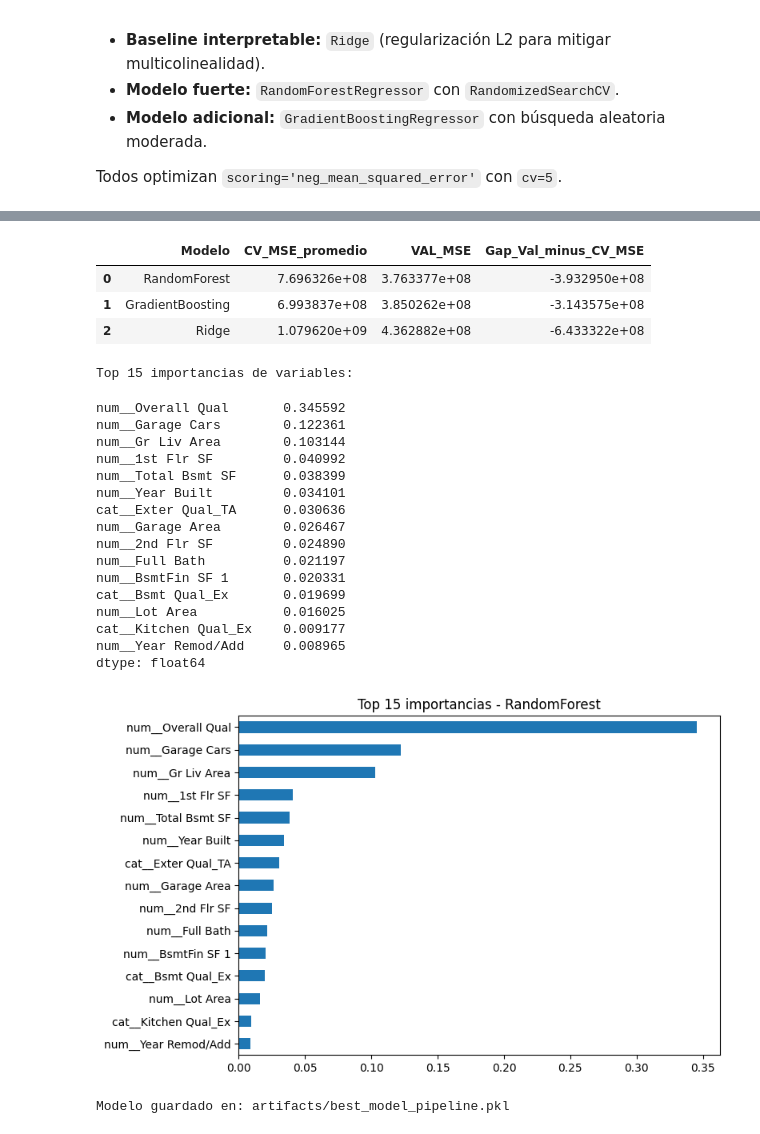
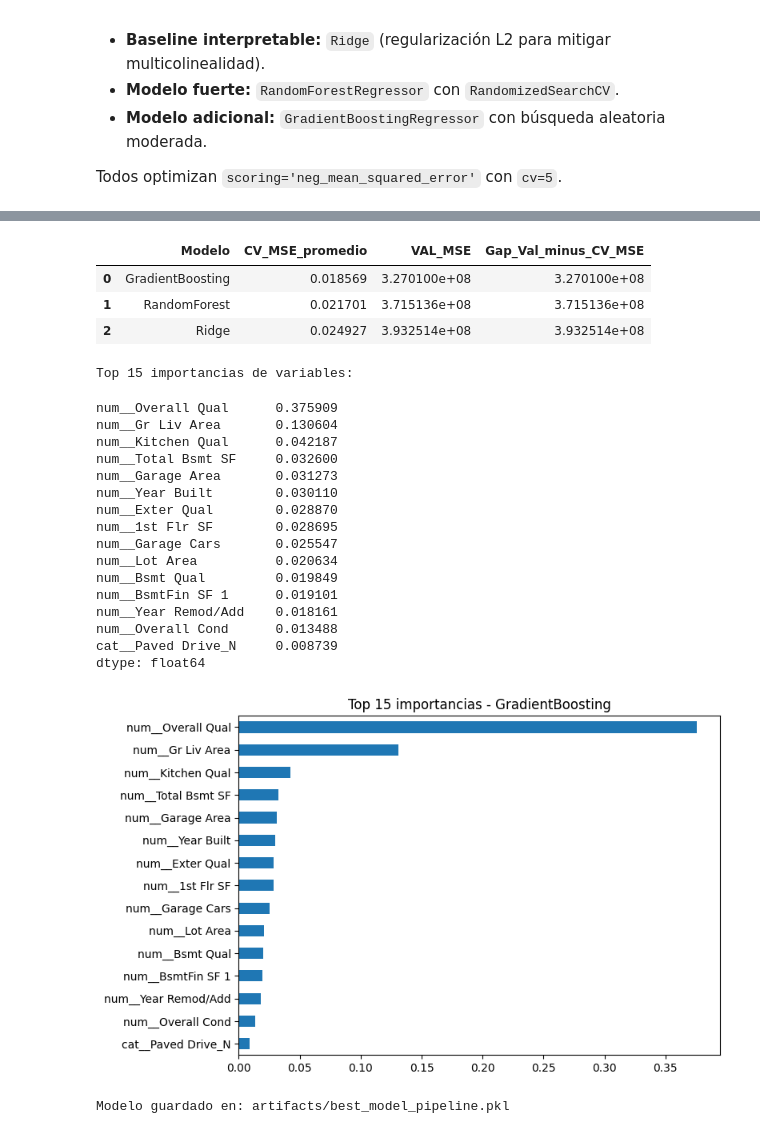
Before and after one commit to diegoanro22/IA-PY1, a Jupyter notebook: main.ipynb, the cells around one changed output, grey strips where cells are left out. Cells and saved outputs as stored; diff of their text form; code cells hidden in the pictures.

```diff
--- a/main.ipynb
+++ b/main.ipynb
@@ -214,6 +299,8 @@ dtype: float64
 - El preprocesamiento se ajusta **solo con train** porque está dentro de `Pipeline`.
 - `cv=5` en búsqueda de hiperparámetros estima desempeño promedio y reduce dependencia de una sola partición.
 # %%
+y = np.log1p(y)
+
 X_train, X_val, y_train, y_val = train_test_split(
     X,
     y,
@@ -254,6 +341,7 @@ preprocessor = ColumnTransformer(
 )
 
 def compute_metrics(y_true, y_pred):
+    y_true = np.expm1(y_true)
     mse = mean_squared_error(y_true, y_pred)
     rmse = np.sqrt(mse)
     mae = mean_absolute_error(y_true, y_pred)
@@ -341,7 +429,7 @@ for name, search in searches.items():
     search.fit(X_train, y_train)
     best_estimators[name] = search.best_estimator_
 
-    y_val_pred = search.best_estimator_.predict(X_val)
+    y_val_pred = np.expm1(search.best_estimator_.predict(X_val))
     val_mse, val_rmse, val_mae, val_r2 = compute_metrics(y_val, y_val_pred)
 
     rows.append({
@@ -399,6 +483,7 @@ model_artifact = {
     'model_name': best_model_name,
     'pipeline': best_model,
     'features_used': X.columns.tolist(),
+    'cols_to_drop_training': cols_to_drop_training,
     'random_state': RANDOM_STATE
 }
 
@@ -411,54 +496,59 @@ with open(model_path, 'wb') as f:
 print(f'Modelo guardado en: {model_path}')
 
 def generar_predicciones_para_entrega(
     test_features_path='data/test_features.csv',
     output_path='predicciones.csv',
-    model_pickle_path='artifacts/best_model_pipeline.pkl'
+    model_pickle_path='artifacts/best_model_pipeline.pkl',
 ):
     if not os.path.exists(test_features_path):
         print(f'No existe {test_features_path}. Cuando lo tengas, ejecuta esta función.')
         return None
 
     with open(model_pickle_path, 'rb') as f:
         artifact = pickle.load(f)
 
+    global cols_to_drop_training
+    cols_to_drop_training = artifact.get('cols_to_drop_training', cols_to_drop_training)
+
     model = artifact['pipeline']
     expected_features = artifact['features_used']
 
     X_test_new = pd.read_csv(test_features_path)
+    X_test_new = preparar_datos(X_test_new)
+
     missing_cols = [c for c in expected_features if c not in X_test_new.columns]
     if missing_cols:
         raise ValueError(f'Faltan columnas en test_features: {missing_cols[:10]}')
 
     X_test_new = X_test_new[expected_features]
-    preds = model.predict(X_test_new)
+    preds = np.expm1(model.predict(X_test_new))
     submission = pd.DataFrame({'SalePrice': preds})
     submission.to_csv(output_path, index=False)
     print(f'Archivo generado: {output_path} con forma {submission.shape}')
     return submission
 # %% [output]
 |  | Modelo | CV_MSE_promedio | VAL_MSE | Gap_Val_minus_CV_MSE |
-| 0 | RandomForest | 7.696326e+08 | 3.763377e+08 | -3.932950e+08 |
-| 1 | GradientBoosting | 6.993837e+08 | 3.850262e+08 | -3.143575e+08 |
-| 2 | Ridge | 1.079620e+09 | 4.362882e+08 | -6.433322e+08 |
+| 0 | GradientBoosting | 0.018569 | 3.270100e+08 | 3.270100e+08 |
+| 1 | RandomForest | 0.021701 | 3.715136e+08 | 3.715136e+08 |
+| 2 | Ridge | 0.024927 | 3.932514e+08 | 3.932514e+08 |
 Top 15 importancias de variables:
-num__Overall Qual       0.345592
-num__Garage Cars        0.122361
-num__Gr Liv Area        0.103144
-num__1st Flr SF         0.040992
-num__Total Bsmt SF      0.038399
-num__Year Built         0.034101
-cat__Exter Qual_TA      0.030636
-num__Garage Area        0.026467
-num__2nd Flr SF         0.024890
-num__Full Bath          0.021197
-num__BsmtFin SF 1       0.020331
-cat__Bsmt Qual_Ex       0.019699
-num__Lot Area           0.016025
-cat__Kitchen Qual_Ex    0.009177
-num__Year Remod/Add     0.008965
+num__Overall Qual      0.375909
+num__Gr Liv Area       0.130604
+num__Kitchen Qual      0.042187
+num__Total Bsmt SF     0.032600
+num__Garage Area       0.031273
+num__Year Built        0.030110
+num__Exter Qual        0.028870
+num__1st Flr SF        0.028695
+num__Garage Cars       0.025547
+num__Lot Area          0.020634
+num__Bsmt Qual         0.019849
+num__BsmtFin SF 1      0.019101
+num__Year Remod/Add    0.018161
+num__Overall Cond      0.013488
+cat__Paved Drive_N     0.008739
 dtype: float64
-[figure, old version]
+[figure, new version]
 Modelo guardado en: artifacts/best_model_pipeline.pkl
 # %%
 import os
```
Also changed, not shown: parts of 6 cells of this notebook, 3 other files.
